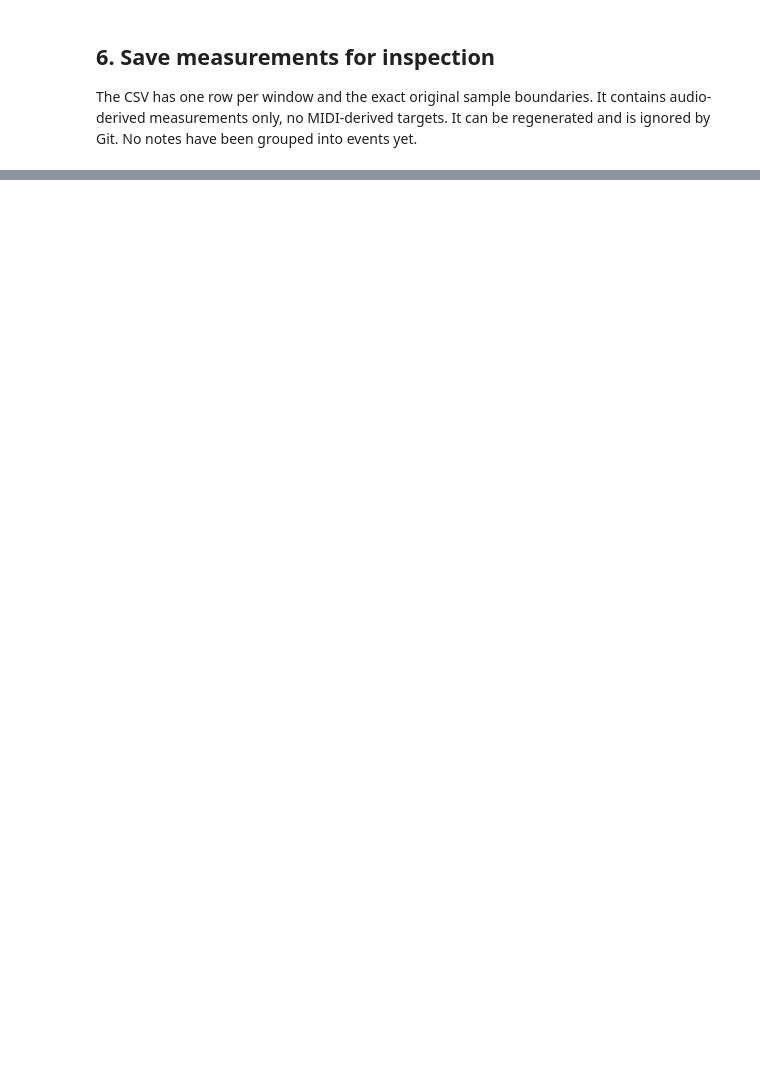
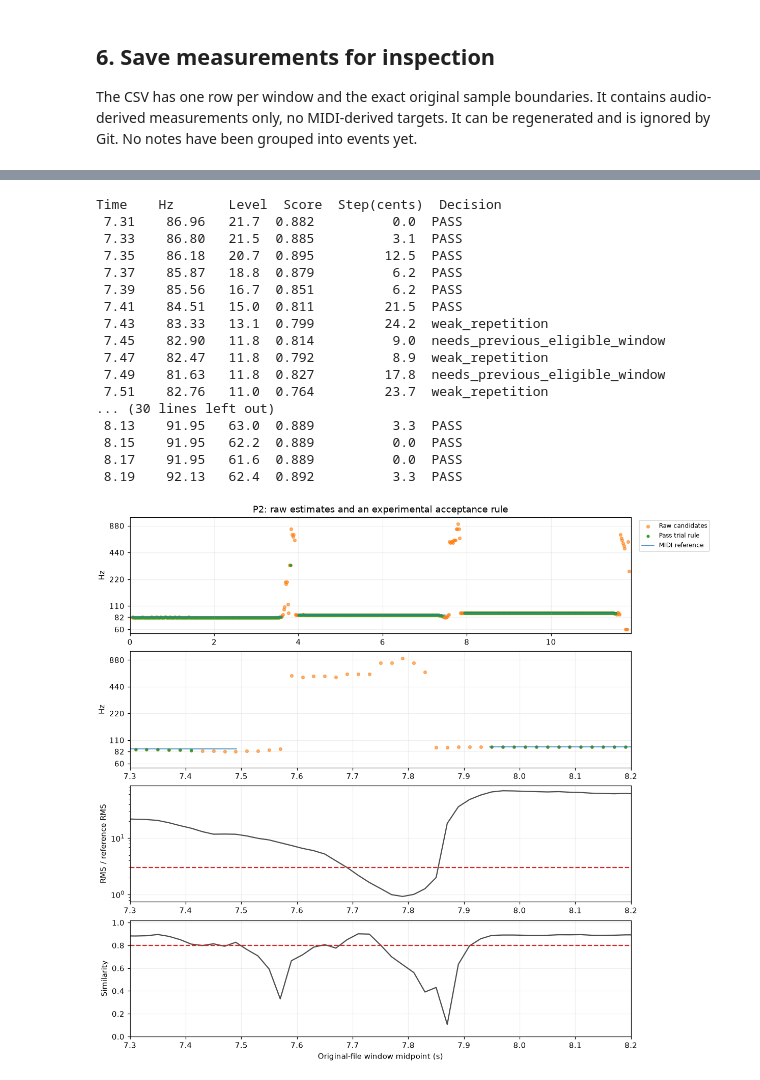
Before and after one commit to wesley-hawes/Guitar_ML, a Jupyter notebook: 04_tracking_pitch.ipynb, the cells around one changed output, grey strips where cells are left out. Saved outputs shown, nothing was run; the diff lists cells and outputs as text; code cells hidden in the pictures; blank space fills up the shorter version.

```diff
--- a/04_tracking_pitch.ipynb
+++ b/04_tracking_pitch.ipynb
@@ -223,0 +441,53 @@ Dataset: Pedroza et al., *Guitar-TECHS*, ICASSP 2025,
+# %%
+review_start_seconds = 7.3
+review_stop_seconds = 8.2
+review = (times >= review_start_seconds) & (times <= review_stop_seconds)
+filter_fig, filter_axes = plt.subplots(4, 1, figsize=(11, 10), constrained_layout=True)
+for ax in filter_axes[:2]:
+    ax.scatter(times, pitches, color="tab:orange", s=14, alpha=0.6, label="Raw candidates")
+    ax.scatter(times, accepted_hz, color="tab:green", s=9, label="Pass trial rule")
+    for number, note in enumerate(labels):
+        ax.plot([note["start_seconds"], note["end_seconds"]], [note["label_hz"]] * 2,
+                color="tab:blue", linewidth=1, label="MIDI reference" if number == 0 else None)
+    ax.set(yscale="log", ylim=(minimum_frequency * 0.9, maximum_frequency * 1.1), ylabel="Hz")
+    ax.set_yticks([60, 82, 110, 220, 440, 880], labels=["60", "82", "110", "220", "440", "880"])
+    ax.minorticks_off()
+filter_axes[0].set(xlim=(excerpt_start_seconds, excerpt_stop_seconds),
+                   title=f"{player}: raw estimates and an experimental acceptance rule")
+filter_axes[0].legend(loc="upper left", bbox_to_anchor=(1.01, 1), fontsize=8)
+filter_axes[2].plot(times, level_ratio, color="0.3")
+filter_axes[2].axhline(minimum_level_ratio, color="tab:red", linestyle="--")
+filter_axes[2].set(yscale="log", ylabel="RMS / reference RMS")
+filter_axes[3].plot(times, scores, color="0.3")
+filter_axes[3].axhline(minimum_similarity, color="tab:red", linestyle="--")
+filter_axes[3].set(ylabel="Similarity", ylim=(0, 1.02), xlabel="Original-file window midpoint (s)")
+for ax in filter_axes[1:]:
+    ax.set_xlim(review_start_seconds, review_stop_seconds)
+for ax in filter_axes:
+    ax.grid(alpha=0.2)
+filter_fig.savefig(output_folder / f"{dataset_folder.name}_pitch_filter.png", dpi=150)
+plt.show()
+print("Time    Hz       Level  Score  Step(cents)  Decision")
+for index in np.flatnonzero(review):
+    print(f"{times[index]:5.2f}  {pitches[index]:7.2f}  {level_ratio[index]:5.1f}  "
+          f"{scores[index]:5.3f}  {step_cents[index]:11.1f}  "
+          f"{'PASS' if accepted[index] else rejection_reasons[index]}")
+# %% [output]
+Time    Hz       Level  Score  Step(cents)  Decision
+ 7.31    86.96   21.7  0.882          0.0  PASS
+ 7.33    86.80   21.5  0.885          3.1  PASS
+ 7.35    86.18   20.7  0.895         12.5  PASS
+ 7.37    85.87   18.8  0.879          6.2  PASS
+ 7.39    85.56   16.7  0.851          6.2  PASS
+ 7.41    84.51   15.0  0.811         21.5  PASS
+ 7.43    83.33   13.1  0.799         24.2  weak_repetition
+ 7.45    82.90   11.8  0.814          9.0  needs_previous_eligible_window
+ 7.47    82.47   11.8  0.792          8.9  weak_repetition
+ 7.49    81.63   11.8  0.827         17.8  needs_previous_eligible_window
+ 7.51    82.76   11.0  0.764         23.7  weak_repetition
+... (30 lines left out)
+ 8.13    91.95   63.0  0.889          3.3  PASS
+ 8.15    91.95   62.2  0.889          0.0  PASS
+ 8.17    91.95   61.6  0.889          0.0  PASS
+ 8.19    92.13   62.4  0.892          3.3  PASS
+[figure, added]
```
Also changed, not shown: parts of 21 cells of this notebook, 9 other files.
